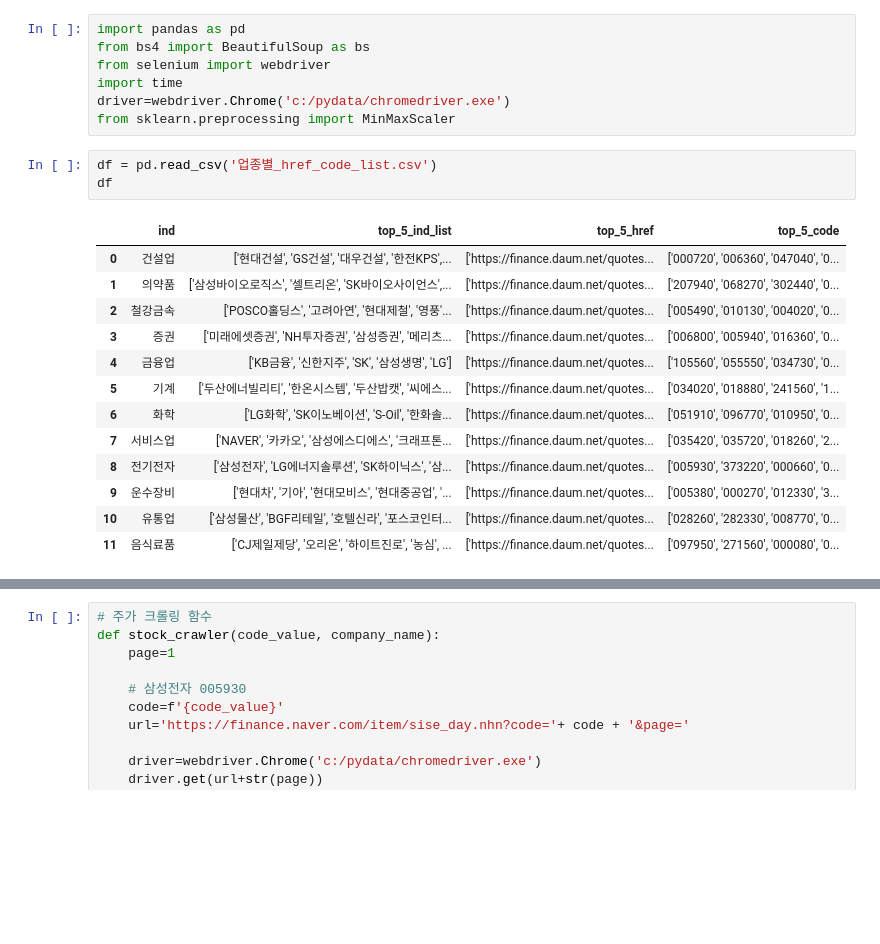
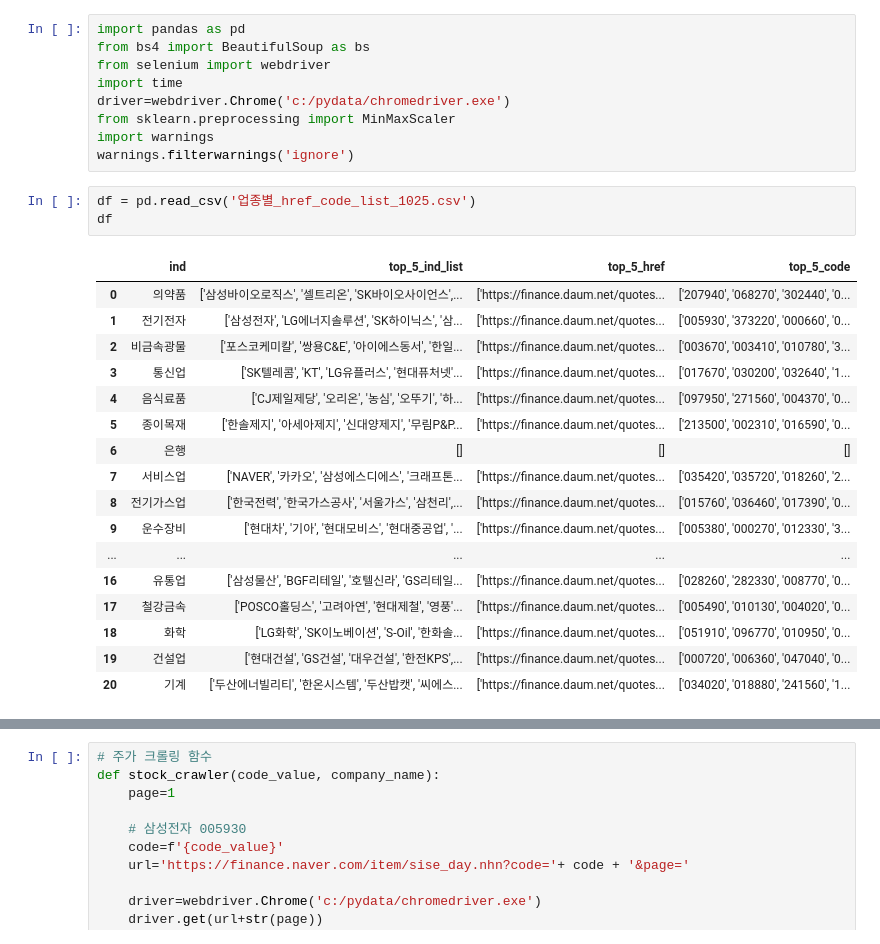
Before and after one commit to Numble2022/ACSM, a Jupyter notebook: industy_stock_index/주식_업종별_대장주_지수.ipynb, the cells around one changed output, grey strips where cells are left out. Saved outputs shown, nothing was run; the diff lists cells and outputs as text; blank space fills up the shorter version.

```diff
--- a/industy_stock_index/주식_업종별_대장주_지수.ipynb
+++ b/industy_stock_index/주식_업종별_대장주_지수.ipynb
@@ -5,20 +5,26 @@ from selenium import webdriver
 import time
 driver=webdriver.Chrome('c:/pydata/chromedriver.exe')
 from sklearn.preprocessing import MinMaxScaler
+import warnings
+warnings.filterwarnings('ignore')
 # %%
-df = pd.read_csv('업종별_href_code_list.csv')
+df = pd.read_csv('업종별_href_code_list_1025.csv')
 df
 # %% [output]
 |  | ind | top_5_ind_list | top_5_href | top_5_code |
-| 0 | 건설업 | ['현대건설', 'GS건설', '대우건설', '한전KPS',... | ['https://finance.daum.net/quotes... | ['000720', '006360', '047040', '0... |
-| 1 | 의약품 | ['삼성바이오로직스', '셀트리온', 'SK바이오사이언스',... | ['https://finance.daum.net/quotes... | ['207940', '068270', '302440', '0... |
-| 2 | 철강금속 | ['POSCO홀딩스', '고려아연', '현대제철', '영풍'... | ['https://finance.daum.net/quotes... | ['005490', '010130', '004020', '0... |
-| 3 | 증권 | ['미래에셋증권', 'NH투자증권', '삼성증권', '메리츠... | ['https://finance.daum.net/quotes... | ['006800', '005940', '016360', '0... |
-| 4 | 금융업 | ['KB금융', '신한지주', 'SK', '삼성생명', 'LG'] | ['https://finance.daum.net/quotes... | ['105560', '055550', '034730', '0... |
-| 5 | 기계 | ['두산에너빌리티', '한온시스템', '두산밥캣', '씨에스... | ['https://finance.daum.net/quotes... | ['034020', '018880', '241560', '1... |
-| 6 | 화학 | ['LG화학', 'SK이노베이션', 'S-Oil', '한화솔... | ['https://finance.daum.net/quotes... | ['051910', '096770', '010950', '0... |
+| 0 | 의약품 | ['삼성바이오로직스', '셀트리온', 'SK바이오사이언스',... | ['https://finance.daum.net/quotes... | ['207940', '068270', '302440', '0... |
+| 1 | 전기전자 | ['삼성전자', 'LG에너지솔루션', 'SK하이닉스', '삼... | ['https://finance.daum.net/quotes... | ['005930', '373220', '000660', '0... |
+| 2 | 비금속광물 | ['포스코케미칼', '쌍용C&E', '아이에스동서', '한일... | ['https://finance.daum.net/quotes... | ['003670', '003410', '010780', '3... |
+| 3 | 통신업 | ['SK텔레콤', 'KT', 'LG유플러스', '현대퓨처넷'... | ['https://finance.daum.net/quotes... | ['017670', '030200', '032640', '1... |
+| 4 | 음식료품 | ['CJ제일제당', '오리온', '농심', '오뚜기', '하... | ['https://finance.daum.net/quotes... | ['097950', '271560', '004370', '0... |
+| 5 | 종이목재 | ['한솔제지', '아세아제지', '신대양제지', '무림P&P... | ['https://finance.daum.net/quotes... | ['213500', '002310', '016590', '0... |
+| 6 | 은행 | [] | [] | [] |
 | 7 | 서비스업 | ['NAVER', '카카오', '삼성에스디에스', '크래프톤... | ['https://finance.daum.net/quotes... | ['035420', '035720', '018260', '2... |
-| 8 | 전기전자 | ['삼성전자', 'LG에너지솔루션', 'SK하이닉스', '삼... | ['https://finance.daum.net/quotes... | ['005930', '373220', '000660', '0... |
+| 8 | 전기가스업 | ['한국전력', '한국가스공사', '서울가스', '삼천리',... | ['https://finance.daum.net/quotes... | ['015760', '036460', '017390', '0... |
 | 9 | 운수장비 | ['현대차', '기아', '현대모비스', '현대중공업', '... | ['https://finance.daum.net/quotes... | ['005380', '000270', '012330', '3... |
-| 10 | 유통업 | ['삼성물산', 'BGF리테일', '호텔신라', '포스코인터... | ['https://finance.daum.net/quotes... | ['028260', '282330', '008770', '0... |
-| 11 | 음식료품 | ['CJ제일제당', '오리온', '하이트진로', '농심', ... | ['https://finance.daum.net/quotes... | ['097950', '271560', '000080', '0... |
+| ... | ... | ... | ... | ... |
+| 16 | 유통업 | ['삼성물산', 'BGF리테일', '호텔신라', 'GS리테일... | ['https://finance.daum.net/quotes... | ['028260', '282330', '008770', '0... |
+| 17 | 철강금속 | ['POSCO홀딩스', '고려아연', '현대제철', '영풍'... | ['https://finance.daum.net/quotes... | ['005490', '010130', '004020', '0... |
+| 18 | 화학 | ['LG화학', 'SK이노베이션', 'S-Oil', '한화솔... | ['https://finance.daum.net/quotes... | ['051910', '096770', '010950', '0... |
+| 19 | 건설업 | ['현대건설', 'GS건설', '대우건설', '한전KPS',... | ['https://finance.daum.net/quotes... | ['000720', '006360', '047040', '0... |
+| 20 | 기계 | ['두산에너빌리티', '한온시스템', '두산밥캣', '씨에스... | ['https://finance.daum.net/quotes... | ['034020', '018880', '241560', '1... |
```
Also changed, not shown: parts of 16 cells of this notebook, 8 other files.
